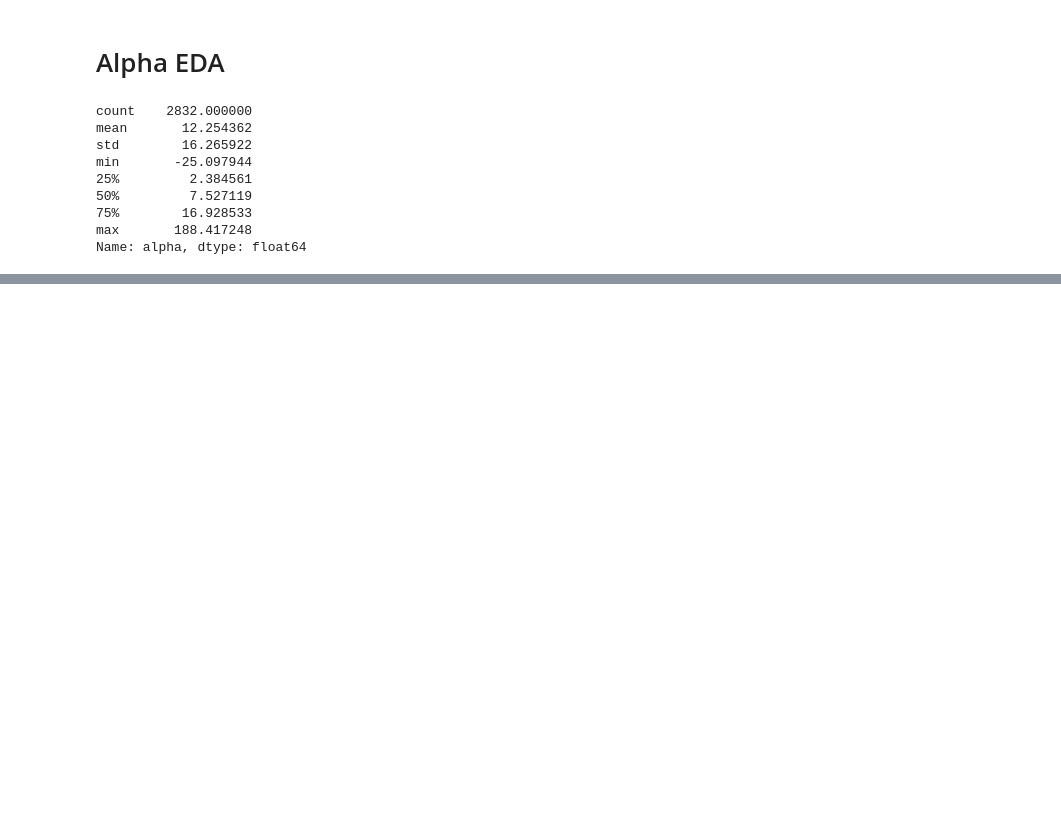
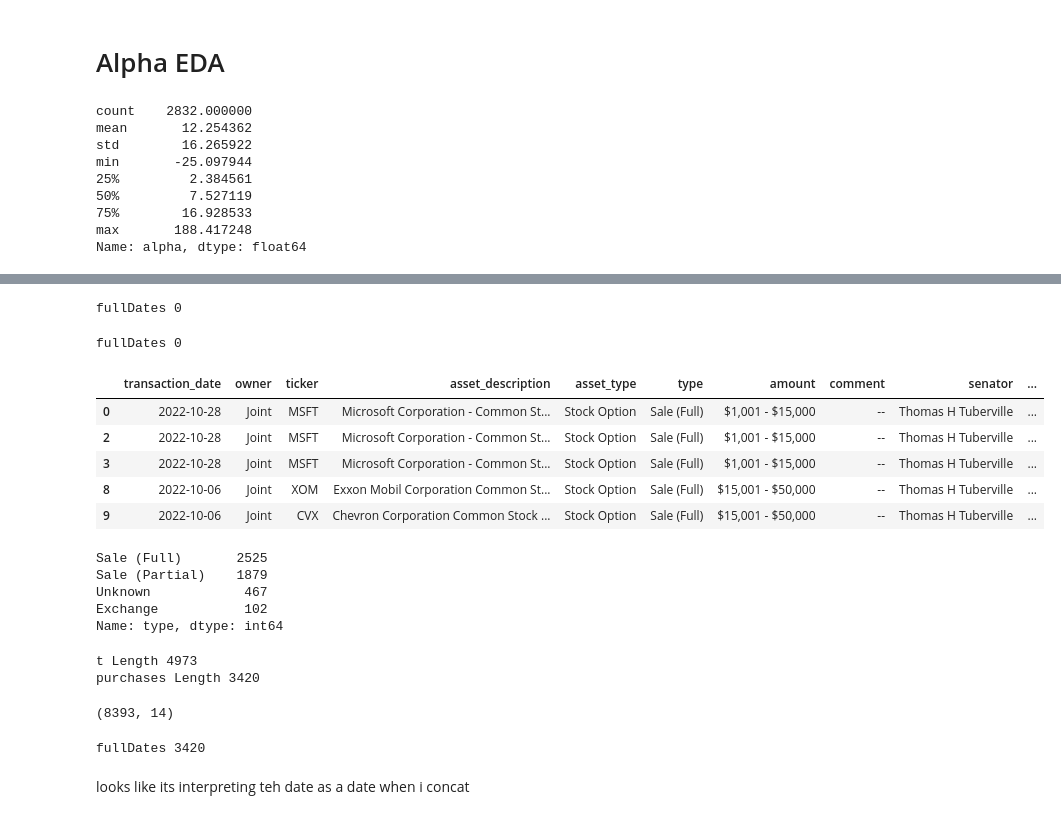
Before and after one commit to MattTheEconomist/Senator-Investments-ETL, a Jupyter notebook: EDA.ipynb, the cells around one changed output, grey strips where cells are left out. Saved outputs shown, nothing was run; the diff lists cells and outputs as text; code cells hidden in the pictures; blank space fills up the shorter version.

```diff
--- a/EDA.ipynb
+++ b/EDA.ipynb
@@ -842,0 +931,19 @@ fig.show()
+# %%
+
+
+
+def findFullDates(frame):
+    frame['deleteMe'] = frame['transaction_date'].astype(str)
+    fullDates = frame[frame['deleteMe'].str.len() > 10].shape[0]
+    print('fullDates', fullDates)
+
+    frame.drop('deleteMe', axis=1, inplace=True)
+
+findFullDates(purchases)
+# %% [output]
+fullDates 0
+# %%
+
+findFullDates(transactions)
+# %% [output]
+fullDates 0
@@ -842,0 +952,37 @@ fig.show()
+# %%
+t = transactions[transactions['type']!= 'Purchase']
+t['alpha'] = np.nan
+t.head()
+# %% [output]
+|  | transaction_date | owner | ticker | asset_description | asset_type | type | amount | comment | senator | ... |
+| 0 | 2022-10-28 | Joint | MSFT | Microsoft Corporation - Common St... | Stock Option | Sale (Full) | $1,001 - $15,000 | -- | Thomas H Tuberville | ... |
+| 2 | 2022-10-28 | Joint | MSFT | Microsoft Corporation - Common St... | Stock Option | Sale (Full) | $1,001 - $15,000 | -- | Thomas H Tuberville | ... |
+| 3 | 2022-10-28 | Joint | MSFT | Microsoft Corporation - Common St... | Stock Option | Sale (Full) | $1,001 - $15,000 | -- | Thomas H Tuberville | ... |
+| 8 | 2022-10-06 | Joint | XOM | Exxon Mobil Corporation Common St... | Stock Option | Sale (Full) | $15,001 - $50,000 | -- | Thomas H Tuberville | ... |
+| 9 | 2022-10-06 | Joint | CVX | Chevron Corporation Common Stock ... | Stock Option | Sale (Full) | $15,001 - $50,000 | -- | Thomas H Tuberville | ... |
+# %%
+t.type.value_counts()
+# %% [output]
+Sale (Full)       2525
+Sale (Partial)    1879
+Unknown            467
+Exchange           102
+Name: type, dtype: int64
+# %%
+print('t Length', t.shape[0])
+print('purchases Length', purchases.shape[0])
+# %% [output]
+t Length 4973
+purchases Length 3420
+# %%
+transactions_new = pd.concat([t, purchases])
+transactions_new.shape
+# %% [output]
+(8393, 14)
+# %%
+
+findFullDates(transactions_new)
+# %% [output]
+fullDates 3420
+# %% [markdown]
+looks like its interpreting teh date as a date when i concat
```
Also changed, not shown: parts of 25 cells of this notebook, 2 other files.
